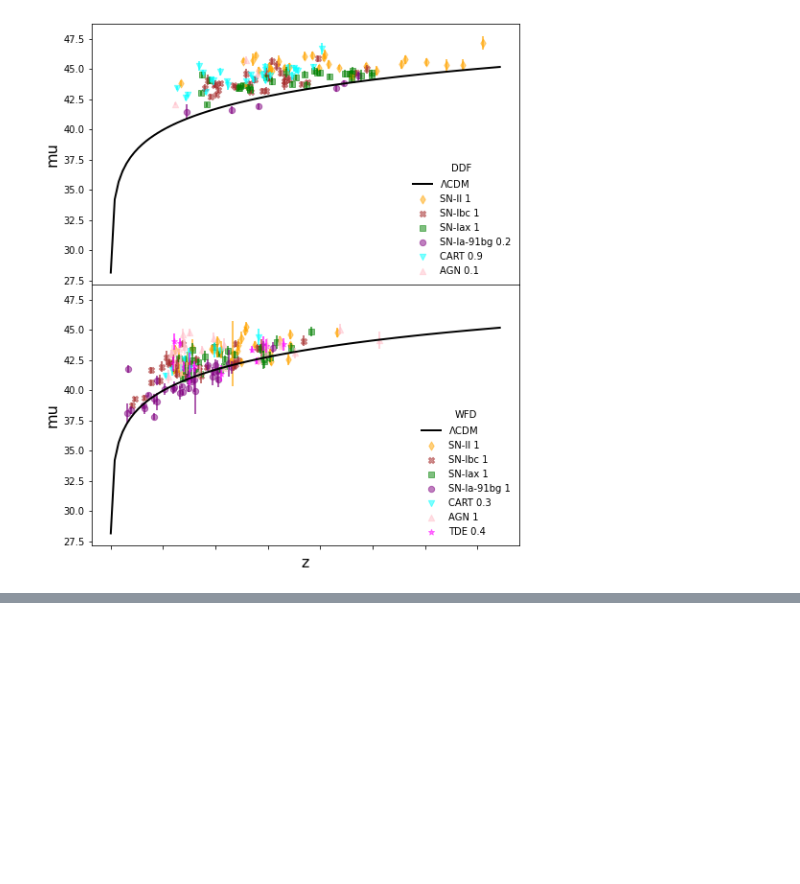
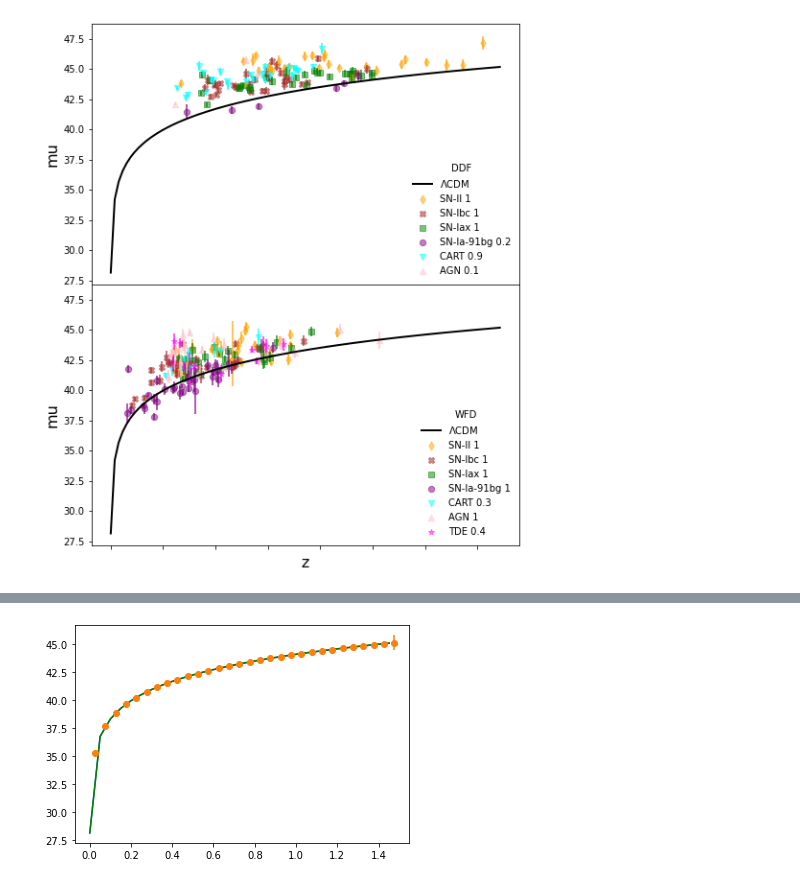
Before and after one commit to emilleishida/resspect_metric, a Jupyter notebook: clean_code/plots/hubble.ipynb, the cells around one changed output, grey strips where cells are left out. Cells and saved outputs as stored; diff of their text form; code cells hidden in the pictures; blank space fills up the shorter version.

```diff
--- a/clean_code/plots/hubble.ipynb
+++ b/clean_code/plots/hubble.ipynb
@@ -216,3 +217,37 @@ plt.subplots_adjust(hspace=0.001)
 plt.show()
 # %% [output]
 [figure]
+# %%
+# simulated model
+xaxis = np.arange(0.001,1.5, 0.05)
+cosmo = FlatLambdaCDM(H0=70, Om0=0.3)
+theor_dist = np.array([cosmo.distmod(z).value for z in xaxis])
+
+root_dir = {}
+root_dir['DDF'] = '/media/RESSPECT/data/PLAsTiCC/for_metrics/final_data/DDF/v1/'
+root_dir['WFD'] = '/media/RESSPECT/data/PLAsTiCC/for_metrics/final_data/WFD/v1/'
+
+# read summary table
+summ = {}
+for field in root_dir.keys():
+    fname_summ = root_dir[field] + 'summary_stats.csv'
+    summ[field] = pd.read_csv(fname_summ)
+
+dist = {}
+
+for field in root_dir.keys():
+
+    dist[field] = {}
+    for i in range(summ[field].shape[0]):
+
+        case = summ[field]['case'].iloc[i]
+
+        dist[field][case] = {}
+
+        cosmo_wfit = FlatwCDM(H0=70, Om0=summ[field]['wfit_om_lowz'].iloc[i],
+                              w0=summ[field]['wfit_w_lowz'].iloc[i])
+        dist[field][case]['wfit'] = [cosmo_wfit.distmod(z).value for z in xaxis]
+
+        cosmo_stan = FlatwCDM(H0=70, Om0=summ[field]['stan_om_lowz'].iloc[i],
+                              w0=summ[field]['stan_w_lowz'].iloc[i])
+        dist[field][case]['stan'] = [cosmo_stan.distmod(z).value for z in xaxis]
@@ -218,0 +340,8 @@ plt.show()
+# %%
+plt.plot(xaxis, theor_dist)
+plt.errorbar(data['z'], data['MUREF'], yerr=data['MUDIFERR'], fmt='o')
+plt.plot(xaxis, dist['WFD']['perfect3000']['stan'],
+                 label='perfect', color='green')
+plt.show()
+# %% [output]
+[figure, added]
```
Also changed, not shown: parts of 7 cells of this notebook.
